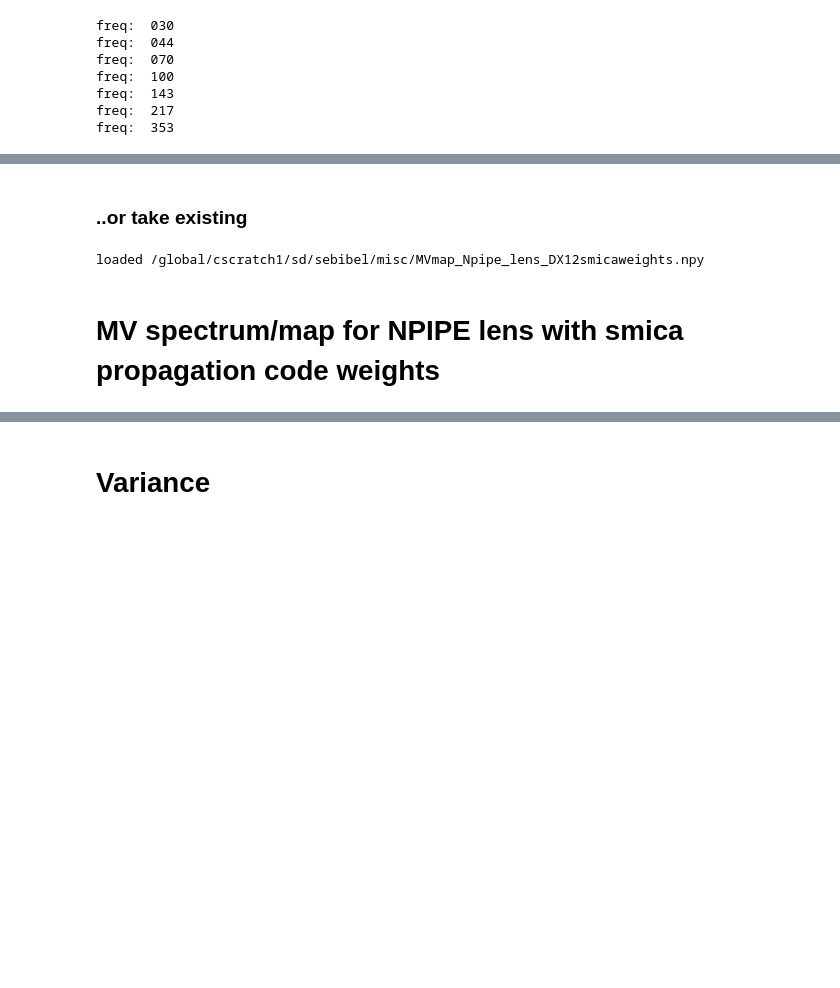
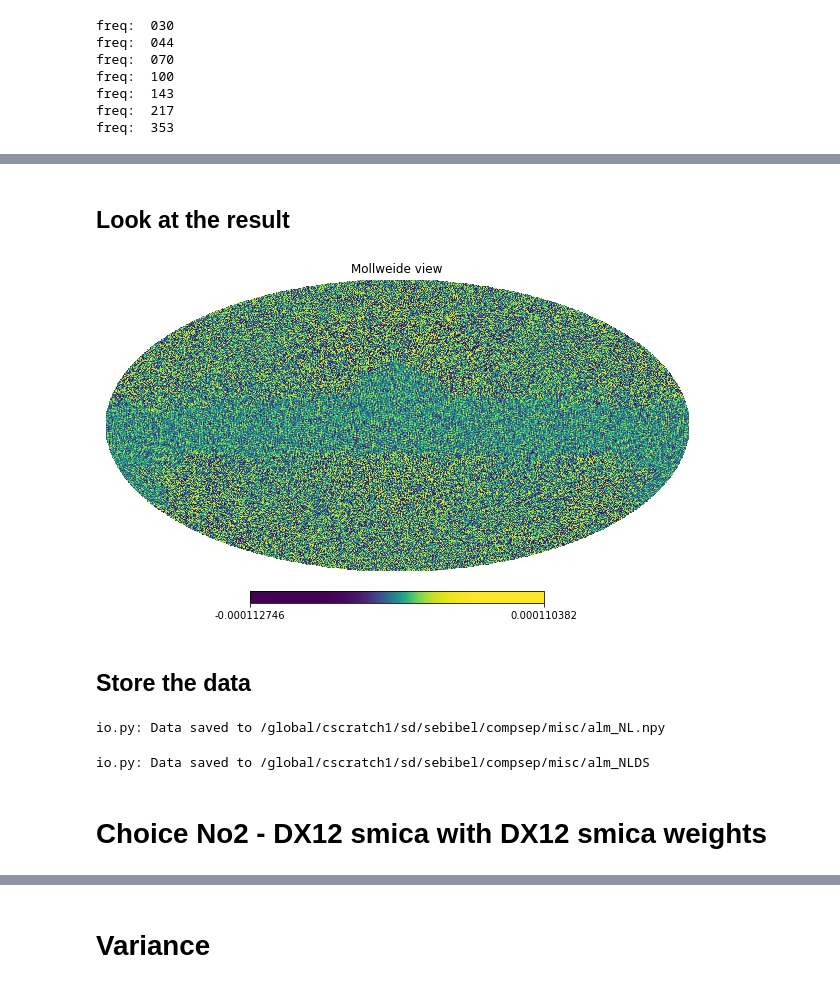
Before and after one commit to Sebastian-Belkner/component_separation, a Jupyter notebook: notebooks/Check Improvement.ipynb, the cells around one changed output, grey strips where cells are left out. Drawn from its saved outputs; the diff is of its cells as text; code cells hidden in the pictures; blank space fills up the shorter version.

```diff
--- a/notebooks/Check Improvement.ipynb
+++ b/notebooks/Check Improvement.ipynb
@@ -192,0 +236,13 @@ inpath_map_pla_name: /global/cfs/cdirs/cmb/data/planck2020/npipe/npipe6v20/npipe
+# %%
+M_spectrum_type_c = 'JC'
+M_maskset_c = 'lens'
+M_freqdset_c = 'NPIPE'
+M_mask_c = mask[M_maskset_c][M_spectrum_type_c]
+maps_c = maps[M_freqdset_c]
+beam = beamf[M_freqdset_c]
+
+W_freqdset_c = 'DX12'
+W_maskset_c = 'smica'
+W_spectrum_type_c = 'JC'
+
+apo = M_spectrum_type_c == 'pseudo'
@@ -193,14 +263,14 @@ inpath_map_pla_name: /global/cfs/cdirs/cmb/data/planck2020/npipe/npipe6v20/npipe
 # %%
 nalm = int((lmax_loc+1)*(lmax_loc+2)/2)
 alm = np.zeros(shape=(len(csu.FREQ_f),3,nalm))
-apo = csu.spectrum_type == 'pseudo'
+print('Calculating alms')
 for itf, freq in enumerate(csu.FREQ_f):
     print('freq: ', freq)
     ns = csu.nside_out[0] if int(freq) < 100 else csu.nside_out[1]
     if apo:
-        alm[itf][1:] = hp.map2alm(np.array([n*hp.ud_grade(pmask[freq], nside_out=ns) for n in maps[freq]]), lmax_loc)[1:] # full sky QU->EB        #TODO no TT at the moment
+        alm[itf][1:] = hp.map2alm(np.array([n*hp.ud_grade(M_mask_c['P'][freq], nside_out=ns) for n in maps_c[freq]]), lmax_loc)[1:]
     else:
-        alm[itf][1:] = trsf.map2alm_spin(maps[freq], hp.ud_grade(pmask[freq], nside_out=ns), 2, lmax_loc) # full sky QU->EB        #TODO no TT at the moment
+        alm[itf][1:] = trsf.map2alm_spin(maps_c[freq], hp.ud_grade(M_mask_c['P'][freq], nside_out=ns), 2, lmax_loc)
 # %% [output]
 freq:  030
 freq:  044
@@ -225,7 +284,7 @@ combalmE = np.zeros((nalm), dtype=np.complex128)
 combalmB = np.zeros((nalm), dtype=np.complex128)
 beam_e = hp.gauss_beam(np.radians(5/60), 4100, pol = True)[:,1]
 beam_b = hp.gauss_beam(np.radians(5/60), 4100, pol = True)[:,2]
-
+print('Calculating combination {}-{} data with {}-{} weights'.format(M_freqdset_c, M_maskset_c, W_freqdset_c, W_maskset_c))
 for itf, det in enumerate(csu.FREQ): #weights do not depend on FREQFILTER, but almE/B do
     if det in csu.FREQ_f:
         print('freq: ', det)
@@ -234,16 +293,14 @@ for itf, det in enumerate(csu.FREQ): #weights do not depend on FREQFILTER, but a
         combalmE += hp.almxfl(
             hp.almxfl(
                 hp.almxfl(
-                    alm[itf][1], np.nan_to_num(1/beamf[1,itf,itf,:lmax_loc])),
+                    alm[itf][1], np.nan_to_num(1/beam[1,itf,itf,:lmax_loc])),
                 beam_e[:lmax_loc]),
-            np.squeeze(W['DX12']['smica']['JC'][1,itf,:lmax_loc]))
+            np.squeeze(W[W_freqdset_c][W_maskset_c][W_spectrum_type_c][1,itf,:lmax_loc]))
         # combalmE = hp.almxfl(combalmE, 1/hp.pixwin(ns, pol=True)[0][:lmax_loc])
         combalmB += hp.almxfl(
             hp.almxfl(
                 hp.almxfl(
-                    alm[itf][2], np.nan_to_num(1/beamf[2,itf,itf,:lmax_loc])),
+                    alm[itf][2], np.nan_to_num(1/beam[2,itf,itf,:lmax_loc])),
                     beam_b[:lmax_loc]),
-            np.squeeze(W['DX12']['smica']['JC'][2,itf,:lmax_loc]))
+            np.squeeze(W[W_freqdset_c][W_maskset_c][spectrum_type_c][2,itf,:lmax_loc]))
         # combalmB = hp.almxfl(combalmB, 1/hp.pixwin(ns, pol=True)[1][:lmax_loc])
-ioc.save_data(combalmE, "/global/cscratch1/sd/sebibel/misc/combalmE_Npipe_lens_DX12smicaweights")
-ioc.save_data(combalmB, "/global/cscratch1/sd/sebibel/misc/combalmB_Npipe_lens_DX12smicaweights")
@@ -261,13 +316,3 @@ loaded /global/cscratch1/sd/sebibel/misc/combalmB_Npipe_lens_DX12smicaweights.np
 # %%
 mapT_combined = hp.alm2map([np.zeros_like(combalmE), combalmE, combalmB], csu.nside_out[1])
-ClTcombNLDS = trsf.map2cls({'combined':mapT_combined}, {'combined':tmask['030']}, {'combined':pmask['030']}, csu.spectrum_type, lmax_loc, freqcomb=['combined-combined'], lmax_mask=csu.lmax_mask)
+ClTcombNLDS = trsf.map2cls({'combined':mapT_combined}, {'combined':M_mask_c['P']['030']}, {'combined':M_mask_c['P']['030']}, csu.spectrum_type, lmax_loc, freqcomb=['combined-combined'], lmax_mask=csu.lmax_mask)
-# %% [markdown]
-### ..or take existing
-# %%
-MV_map_NPlensDXsmica = io.load_data("/global/cscratch1/sd/sebibel/misc/MVmap_Npipe_lens_DX12smicaweights.npy")
-# C_lmin_NPlensDXsmica = np.array(ps.map2cl_spin(qumap=MV_map_NPlensDXsmica[1:3], spin=2, mask=pmask['100'], lmax=lmax-1,
-#     lmax_mask=lmax*2))*1e12 #maps are different scale than processed powerspectra from this' package pipeline, thus *1e12
-# %% [output]
-loaded /global/cscratch1/sd/sebibel/misc/MVmap_Npipe_lens_DX12smicaweights.npy
-# %% [markdown]
-# MV spectrum/map for NPIPE lens with smica propagation code weights
@@ -275,0 +319,21 @@ W_total_propag = np.loadtxt("/global/homes/s/sebibel/ext/smica_propagation/weigh
+# %% [markdown]
+## Look at the result
+# %%
+plt.plot(ClTcombNLDS[0,1])
+plt.yscale('log')
+hp.mollview(mapT_combined[1], norm='hist')
+# %% [output]
+[figure, added]
+# %% [markdown]
+## Store the data
+# %%
+io.save_data(alm, '/global/cscratch1/sd/sebibel/compsep/misc/alm_NL.npy')
+# %% [output]
+io.py: Data saved to /global/cscratch1/sd/sebibel/compsep/misc/alm_NL.npy
+# %%
+comb = np.array([np.zeros_like(combalmE), combalmE, combalmB])
+io.save_data(comb, "/global/cscratch1/sd/sebibel/compsep/misc/alm_NLDS.npy")
+# %% [output]
+io.py: Data saved to /global/cscratch1/sd/sebibel/compsep/misc/alm_NLDS
+# %% [markdown]
+# Choice No2 - DX12 smica with DX12 smica weights
```
Also changed, not shown: parts of 38 cells of this notebook, 5 other files.
